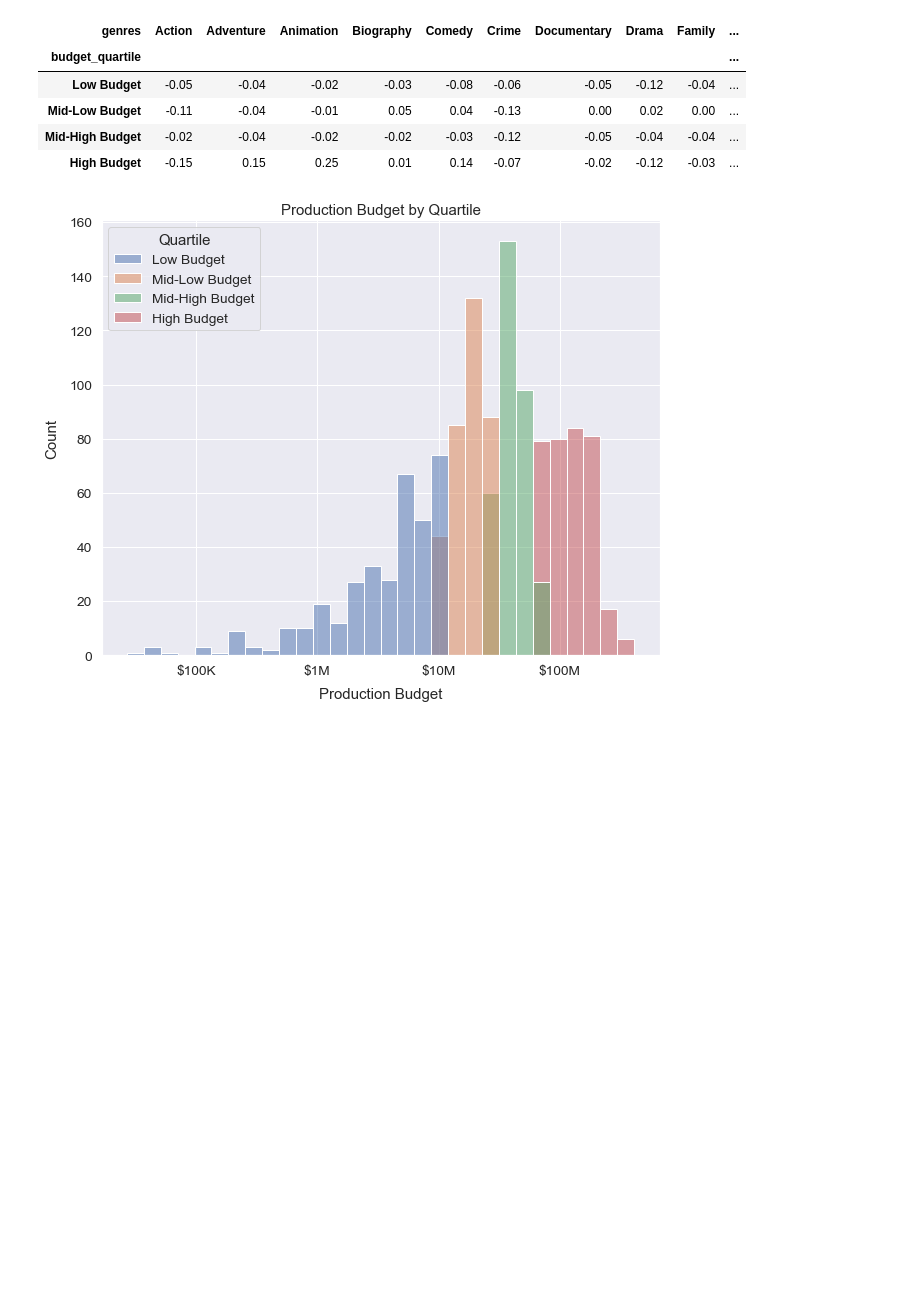
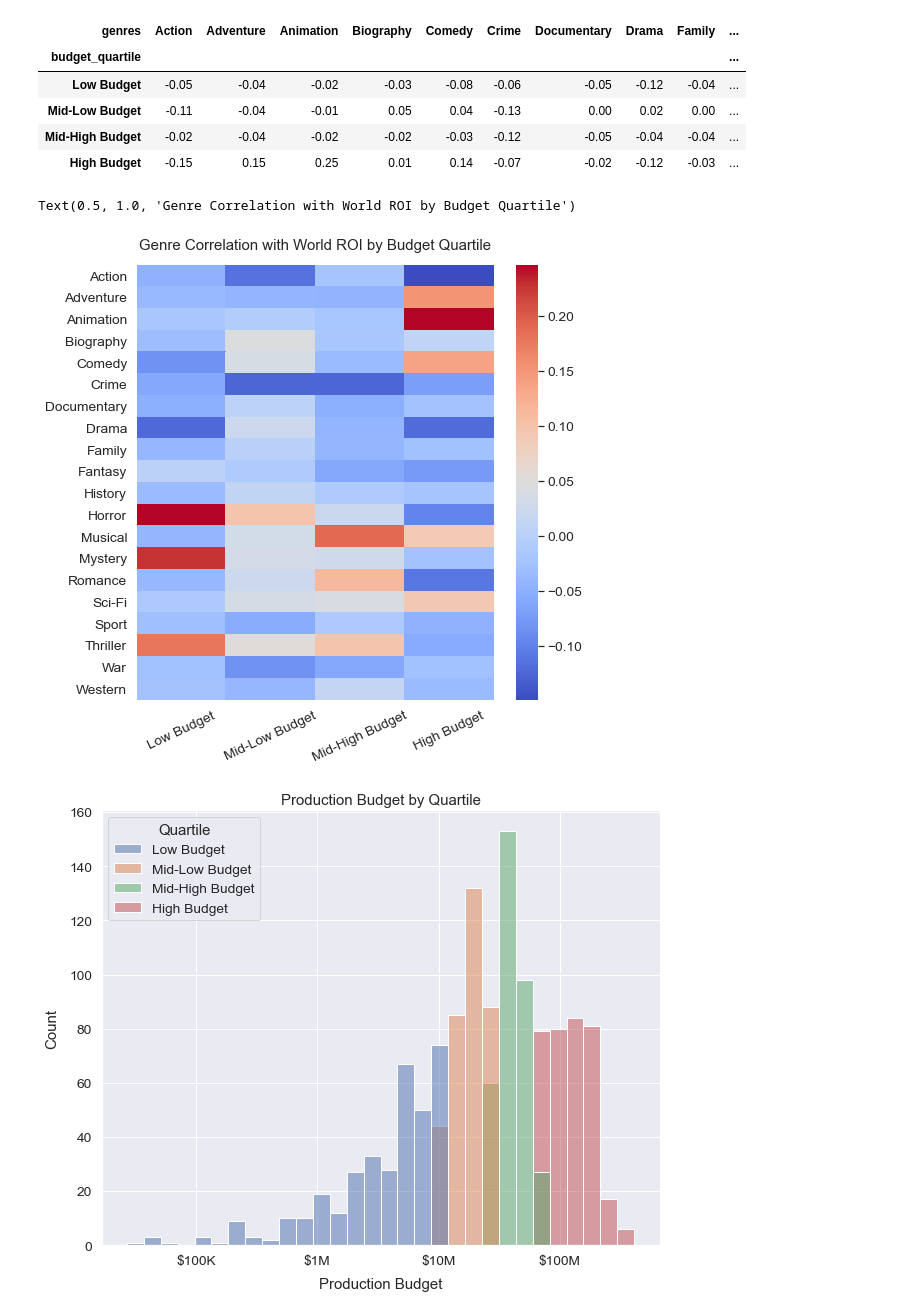
Before and after one commit to ndgigliotti/dsc-phase-1-project, a Jupyter notebook: genre_profitability.ipynb, the cells around one changed output. Cells and saved outputs as stored; diff of their text form; code cells hidden in the pictures; blank space fills up the shorter version.

```diff
--- a/genre_profitability.ipynb
+++ b/genre_profitability.ipynb
@@ -616,6 +616,17 @@ world_roi_by_budget
 | Mid-Low Budget | -0.11 | -0.04 | -0.01 | 0.05 | 0.04 | -0.13 | 0.00 | 0.02 | 0.00 | ... |
 | Mid-High Budget | -0.02 | -0.04 | -0.02 | -0.02 | -0.03 | -0.12 | -0.05 | -0.04 | -0.04 | ... |
 | High Budget | -0.15 | 0.15 | 0.25 | 0.01 | 0.14 | -0.07 | -0.02 | -0.12 | -0.03 | ... |
+# %%
+fig, ax = plt.subplots(figsize=(8,8))
+ax = sns.heatmap(world_roi_by_budget.T, ax=ax, cmap='coolwarm')
+for tick in ax.get_xticklabels():
+    tick.set_rotation(25)
+ax.set_xlabel(None)
+ax.set_ylabel(None)
+ax.set_title('Genre Correlation with World ROI by Budget Quartile', pad=15)
+# %% [output]
+Text(0.5, 1.0, 'Genre Correlation with World ROI by Budget Quartile')
+[figure, added]
 # %%
 fig, ax = plt.subplots(figsize=(10, 8))
 ax = sns.histplot(data=imdb, x='production_budget', hue='budget_quartile', ax=ax, log_scale=True, palette='deep')
```
Also changed, not shown: parts of 7 cells of this notebook.
